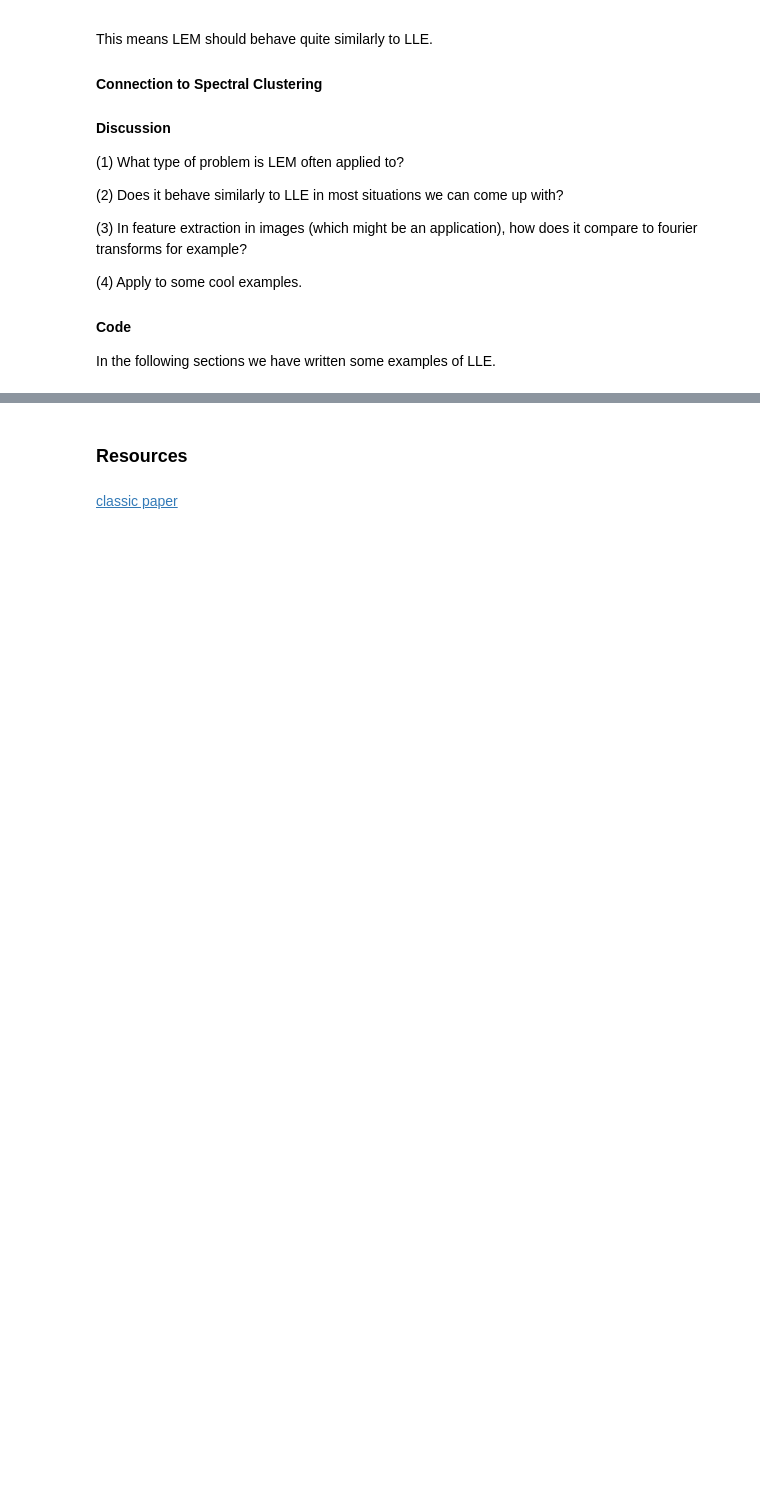
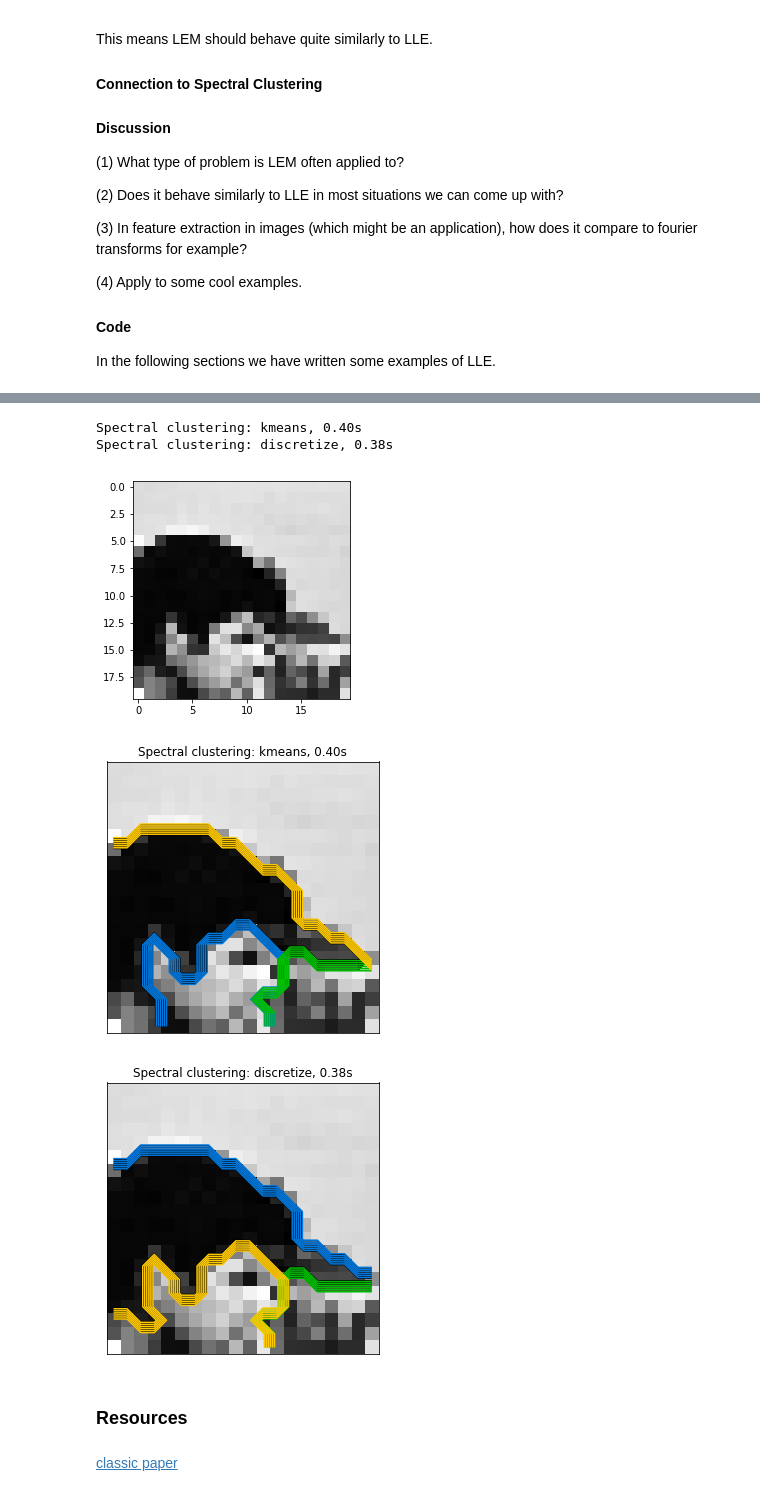
Before and after one commit to hlml-toronto/machinelearning, a Jupyter notebook: guides/LEM.ipynb, the cells around one changed output, grey strips where cells are left out. Drawn from its saved outputs; the diff is of its cells as text; code cells hidden in the pictures; blank space fills up the shorter version.

```diff
--- a/guides/LEM.ipynb
+++ b/guides/LEM.ipynb
@@ -274,3 +266,57 @@ for i, num_neigh in enumerate(N_neighbors):
+# %%
+import time
+import numpy as np
+import matplotlib.pyplot as plt
+from skimage import data
+from skimage import filters
+from skimage import exposure
+from sklearn.feature_extraction import image
+from sklearn.cluster import spectral_clustering
+from skimage.transform import rescale
+
+camera = data.camera()
+N_REGIONS = 4
+img = []
+for i in range(50,150):
+    img.append(camera[i][200:300])
+
+img = np.asarray(img)
+rescaled_img = rescale(img, 0.2, mode="reflect")
+plt.imshow(rescaled_img, cmap=plt.cm.gray)
+
+graph = image.img_to_graph(rescaled_img)
+
+# Take a decreasing function of the gradient: an exponential
+# The smaller beta is, the more independent the segmentation is of the
+# actual image. For beta=1, the segmentation is close to a voronoi
+beta = 10
+eps = 1e-6
+graph.data = np.exp(-beta * graph.data / graph.data.std()) + eps
+
+for assign_labels in ('kmeans', 'discretize'):
+    t0 = time.time()
+    labels = spectral_clustering(graph, n_clusters=N_REGIONS,
+                                 assign_labels=assign_labels, random_state=42)
+    t1 = time.time()
+    labels = labels.reshape(rescaled_img.shape)
+
+    plt.figure(figsize=(5, 5))
+    plt.imshow(rescaled_img, cmap=plt.cm.gray)
+    for l in range(N_REGIONS):
+        plt.contour(labels == l,
+                    colors=[plt.cm.nipy_spectral(l / float(N_REGIONS))])
+    plt.xticks(())
+    plt.yticks(())
+    title = 'Spectral clustering: %s, %.2fs' % (assign_labels, (t1 - t0))
+    print(title)
+    plt.title(title)
+plt.show()
+# %% [output]
+Spectral clustering: kmeans, 0.40s
+Spectral clustering: discretize, 0.38s
+[figure, added]
+[figure, added]
+[figure, added]
 # %% [markdown]
 ### Resources<a id='linkResources'></a>
 # %% [markdown]
```
Also changed, not shown: parts of 12 cells of this notebook.
